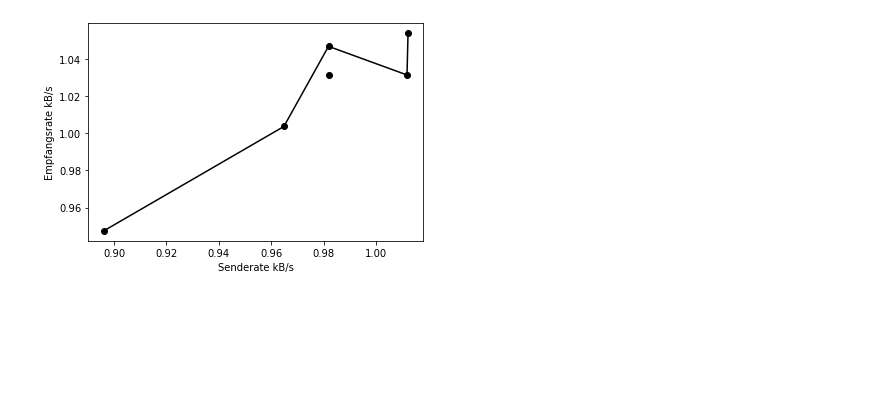
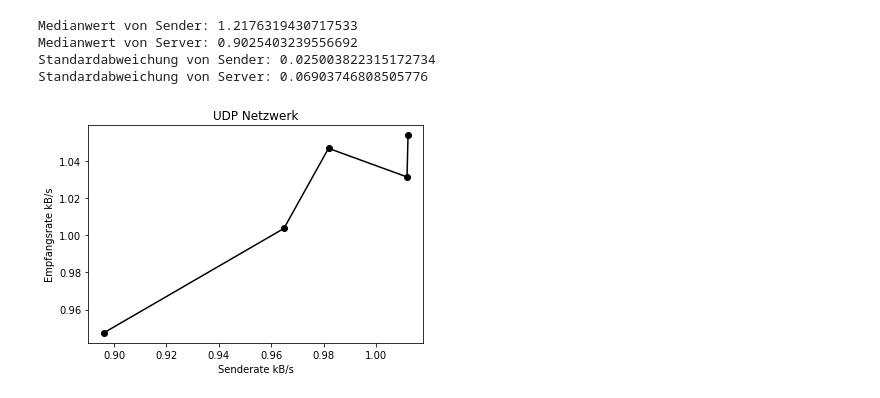
Before and after one commit to AllCatchingEye/Netzwerke_02, a Jupyter notebook: src/abgabe6/messungen.ipynb, the cells around one changed output. Saved outputs shown, nothing was run; the diff lists cells and outputs as text; code cells hidden in the pictures; blank space fills up the shorter version.

```diff
--- a/src/abgabe6/messungen.ipynb
+++ b/src/abgabe6/messungen.ipynb
@@ -8,32 +8,32 @@ import matplotlib.pyplot as plt
 import numpy as np
 import pandas as pd
 
-y = [0.8698500440528634,
+server = [0.8698500440528634,
 0.9735275273355073,
 0.8678635677127035,
 0.9025403239556692,
 1.047163064453879]
 
-x = [1.1659726353361095,
+sender = [1.1659726353361095,
 1.208791208791209,
 1.2176319430717533,
 1.232,
 1.2357787367595134]
 
-median_x = np.median(x)
-median_y = np.median(y)
-std_x = np.std(x)
-std_y = np.std(y)
+median_sender = np.median(sender)
+median_server = np.median(server)
+std_sender = np.std(sender)
+std_server = np.std(server)
 
-print(median_x)
-print(median_y)
-#print(std_x)
-#print(std_y)
+print("Medianwert von Sender: " + str(median_sender))
+print("Medianwert von Server: " + str(median_server))
+print("Standardabweichung von Sender: " + str(std_sender))
+print("Standardabweichung von Server: " + str(std_server))
 
-plt.plot(x, y, '-ok')
-plt.plot(median_x, median_y, '-ok')
+plt.plot(sender, server, '-ok')
 plt.xlabel('Senderate kB/s')
 plt.ylabel('Empfangsrate kB/s')
+plt.title('UDP Localhost')
 #plt.plot(std_x, std_y, '-ok')
 plt.show()
 # %% [output]
@@ -43,27 +45,36 @@ plt.show()
 # %%
-x = [0.8960631004,
+sender = [0.8960631004,
 0.96477775651,
 0.98178727000,
 1.01171855469,
 1.01210256898
 ]
 
-y = [0.94745222930,
+server = [0.94745222930,
 1.00358422939,
 1.04664000000,
 1.03125622138,
 1.05367399485
 ]
 
-median_x = np.median(x)
-median_y = np.median(y)
-var_x = np.std(x)
-var_y = np.std(y)
+median_x = np.median(sender)
+median_y = np.median(server)
+std_x = np.std(sender)
+std_y = np.std(server)
 
-plt.plot(x, y, '-ok')
-plt.plot(median_x, median_y, 'ok')
+print("Medianwert von Sender: " + str(median_sender))
+print("Medianwert von Server: " + str(median_server))
+print("Standardabweichung von Sender: " + str(std_sender))
+print("Standardabweichung von Server: " + str(std_server))
+
+plt.plot(sender, server, '-ok')
+plt.title('UDP Netzwerk')
 plt.xlabel('Senderate kB/s')
 plt.ylabel('Empfangsrate kB/s')
 plt.show()
 # %% [output]
+Medianwert von Sender: 1.2176319430717533
+Medianwert von Server: 0.9025403239556692
+Standardabweichung von Sender: 0.025003822315172734
+Standardabweichung von Server: 0.06903746808505776
-[figure, old version]
+[figure, new version]
```
Also changed, not shown: parts of 3 cells of this notebook, 2 other files.
